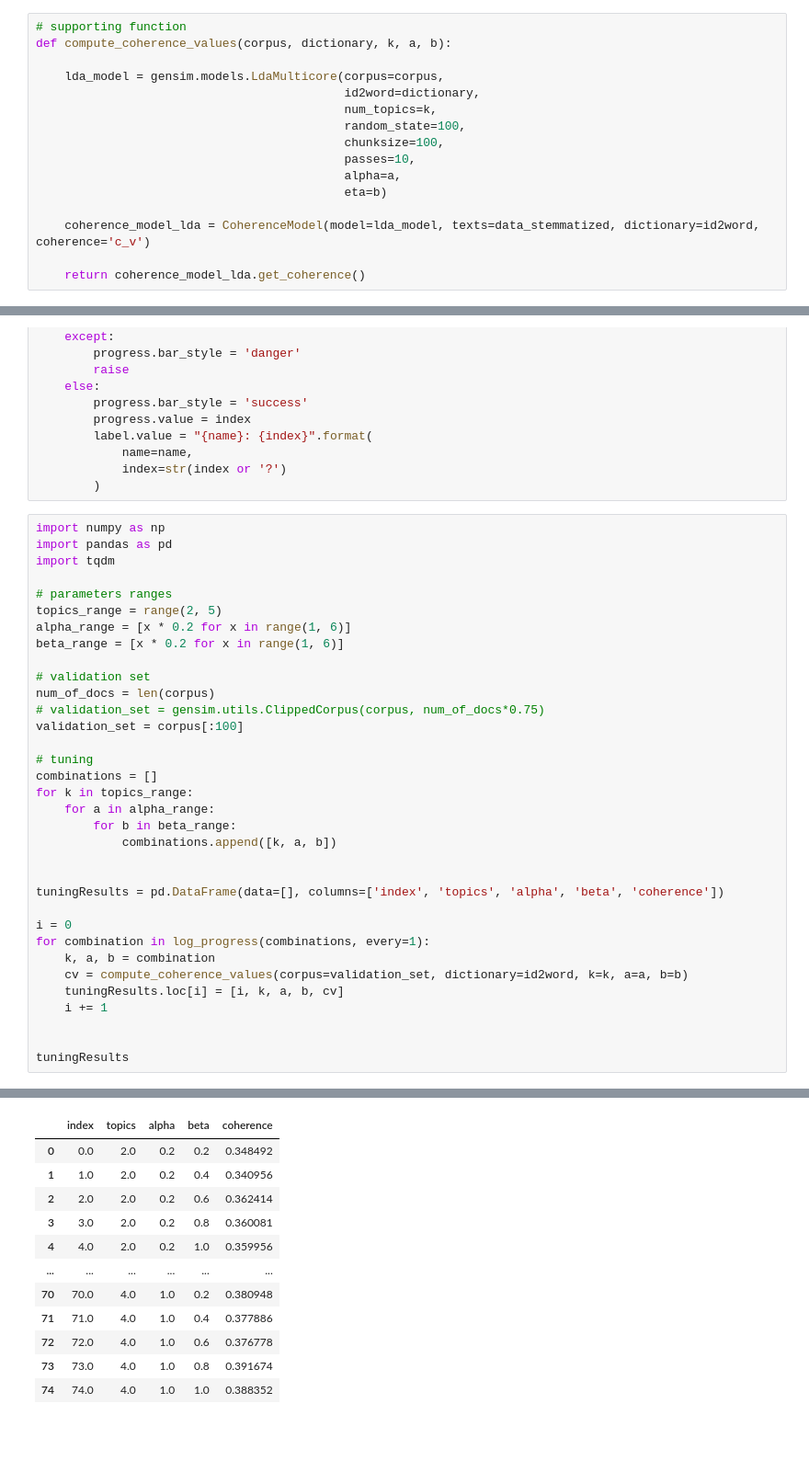
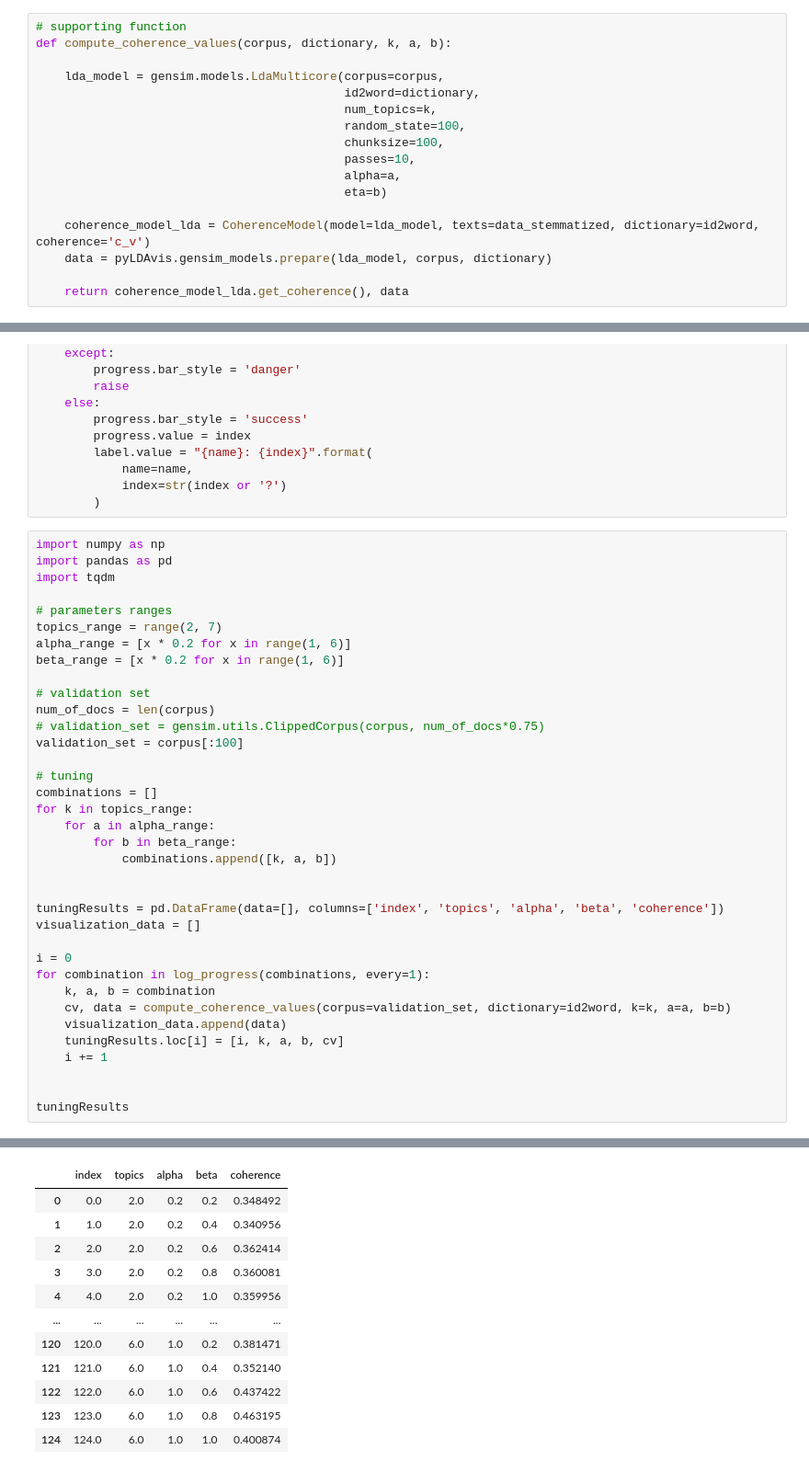
Before and after one commit to pazamelin/clinguistics_labs, a Jupyter notebook: TopicModelling.ipynb, the cells around one changed output, grey strips where cells are left out. Shown at 92% size. Cells and saved outputs as stored; diff of their text form; blank space fills up the shorter version.

```diff
--- a/TopicModelling.ipynb
+++ b/TopicModelling.ipynb
@@ -398,8 +396,9 @@ def compute_coherence_values(corpus, dictionary, k, a, b):
                                            eta=b)
 
     coherence_model_lda = CoherenceModel(model=lda_model, texts=data_stemmatized, dictionary=id2word, coherence='c_v')
+    data = pyLDAvis.gensim_models.prepare(lda_model, corpus, dictionary)
 
-    return coherence_model_lda.get_coherence()
+    return coherence_model_lda.get_coherence(), data
 # %%
 # https://github.com/kuk/log-progress
 
@@ -464,7 +463,7 @@ import pandas as pd
 import tqdm
 
 # parameters ranges
-topics_range = range(2, 5)
+topics_range = range(2, 7)
 alpha_range = [x * 0.2 for x in range(1, 6)]
 beta_range = [x * 0.2 for x in range(1, 6)]
 
@@ -482,11 +481,13 @@ for k in topics_range:
 
 
 tuningResults = pd.DataFrame(data=[], columns=['index', 'topics', 'alpha', 'beta', 'coherence'])
+visualization_data = []
 
 i = 0
 for combination in log_progress(combinations, every=1):
     k, a, b = combination
-    cv = compute_coherence_values(corpus=validation_set, dictionary=id2word, k=k, a=a, b=b)
+    cv, data = compute_coherence_values(corpus=validation_set, dictionary=id2word, k=k, a=a, b=b)
+    visualization_data.append(data)
     tuningResults.loc[i] = [i, k, a, b, cv]
     i += 1
 
@@ -497,12 +499,12 @@ tuningResults
 |  | index | topics | alpha | beta | coherence |
 | 0 | 0.0 | 2.0 | 0.2 | 0.2 | 0.348492 |
 | 1 | 1.0 | 2.0 | 0.2 | 0.4 | 0.340956 |
 | 2 | 2.0 | 2.0 | 0.2 | 0.6 | 0.362414 |
 | 3 | 3.0 | 2.0 | 0.2 | 0.8 | 0.360081 |
 | 4 | 4.0 | 2.0 | 0.2 | 1.0 | 0.359956 |
 | ... | ... | ... | ... | ... | ... |
-| 70 | 70.0 | 4.0 | 1.0 | 0.2 | 0.380948 |
-| 71 | 71.0 | 4.0 | 1.0 | 0.4 | 0.377886 |
-| 72 | 72.0 | 4.0 | 1.0 | 0.6 | 0.376778 |
-| 73 | 73.0 | 4.0 | 1.0 | 0.8 | 0.391674 |
-| 74 | 74.0 | 4.0 | 1.0 | 1.0 | 0.388352 |
+| 120 | 120.0 | 6.0 | 1.0 | 0.2 | 0.381471 |
+| 121 | 121.0 | 6.0 | 1.0 | 0.4 | 0.352140 |
+| 122 | 122.0 | 6.0 | 1.0 | 0.6 | 0.437422 |
+| 123 | 123.0 | 6.0 | 1.0 | 0.8 | 0.463195 |
+| 124 | 124.0 | 6.0 | 1.0 | 1.0 | 0.400874 |
```
Also changed, not shown: parts of 19 cells of this notebook.
